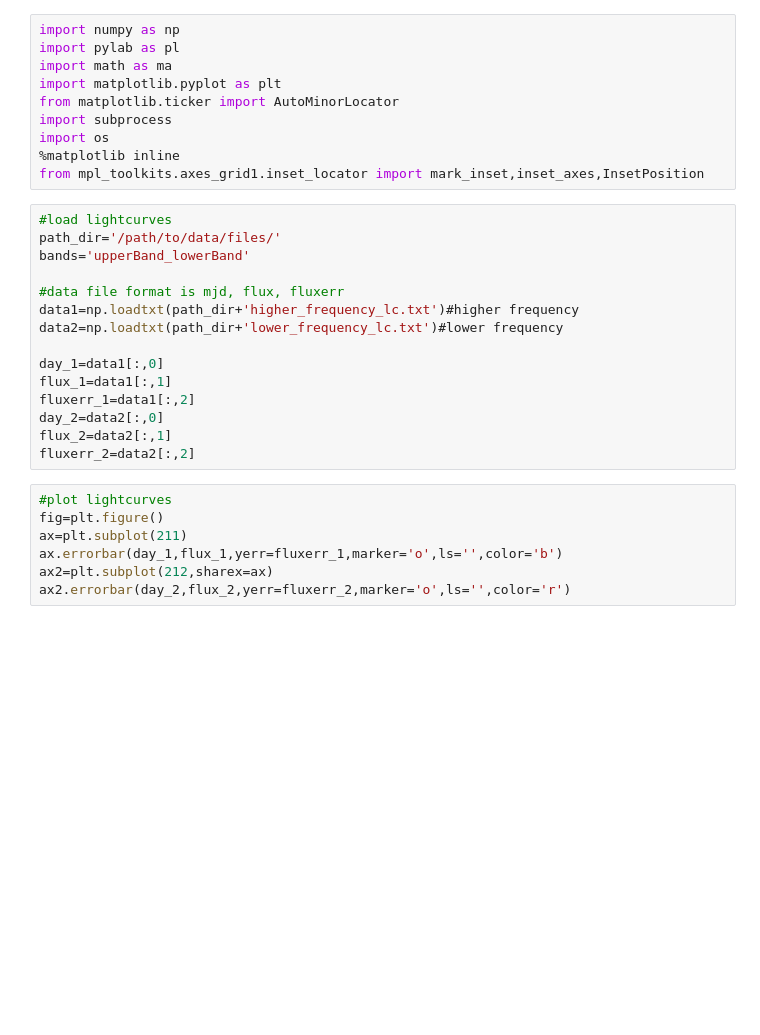
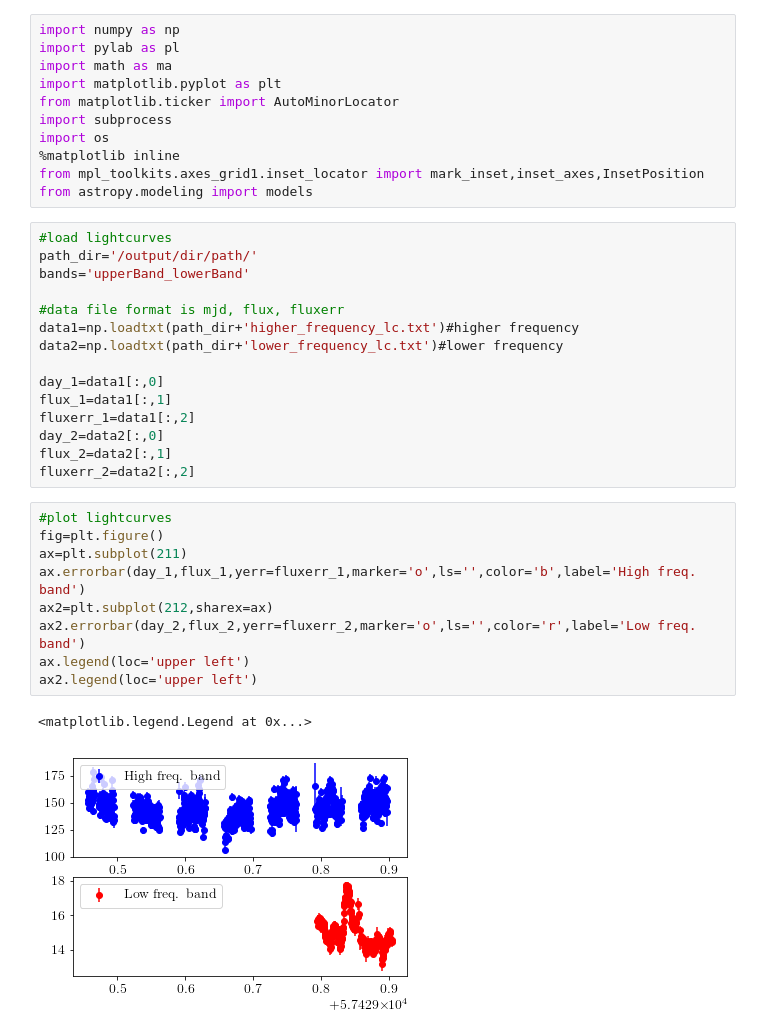
Before and after one commit to tetarenk/ipynb_notebooks, a Jupyter notebook: ZDCF_python.ipynb, the cells around one changed output. Cells and saved outputs as stored; diff of their text form; blank space fills up the shorter version.

```diff
--- a/ZDCF_python.ipynb
+++ b/ZDCF_python.ipynb
@@ -8,9 +8,10 @@ import subprocess
 import os
 %matplotlib inline
 from mpl_toolkits.axes_grid1.inset_locator import mark_inset,inset_axes,InsetPosition
+from astropy.modeling import models
 # %%
 #load lightcurves
-path_dir='/path/to/data/files/'
+path_dir='/output/dir/path/'
 bands='upperBand_lowerBand'
 
 #data file format is mjd, flux, fluxerr
@@ -26,8 +27,13 @@ fluxerr_2=data2[:,2]
 # %%
 #plot lightcurves
 fig=plt.figure()
 ax=plt.subplot(211)
-ax.errorbar(day_1,flux_1,yerr=fluxerr_1,marker='o',ls='',color='b')
+ax.errorbar(day_1,flux_1,yerr=fluxerr_1,marker='o',ls='',color='b',label='High freq. band')
 ax2=plt.subplot(212,sharex=ax)
-ax2.errorbar(day_2,flux_2,yerr=fluxerr_2,marker='o',ls='',color='r')
+ax2.errorbar(day_2,flux_2,yerr=fluxerr_2,marker='o',ls='',color='r',label='Low freq. band')
+ax.legend(loc='upper left')
+ax2.legend(loc='upper left')
+# %% [output]
+<matplotlib.legend.Legend at 0x...>
+[figure, added]
 # %% [markdown]
```
Also changed, not shown: parts of 7 cells of this notebook.
